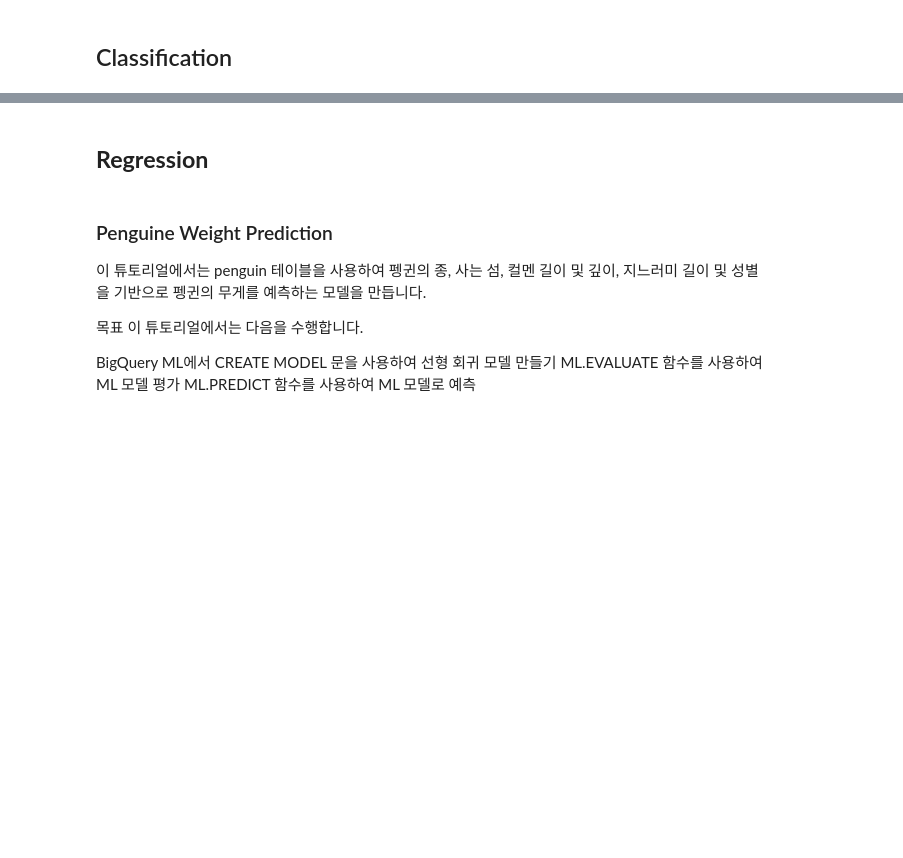
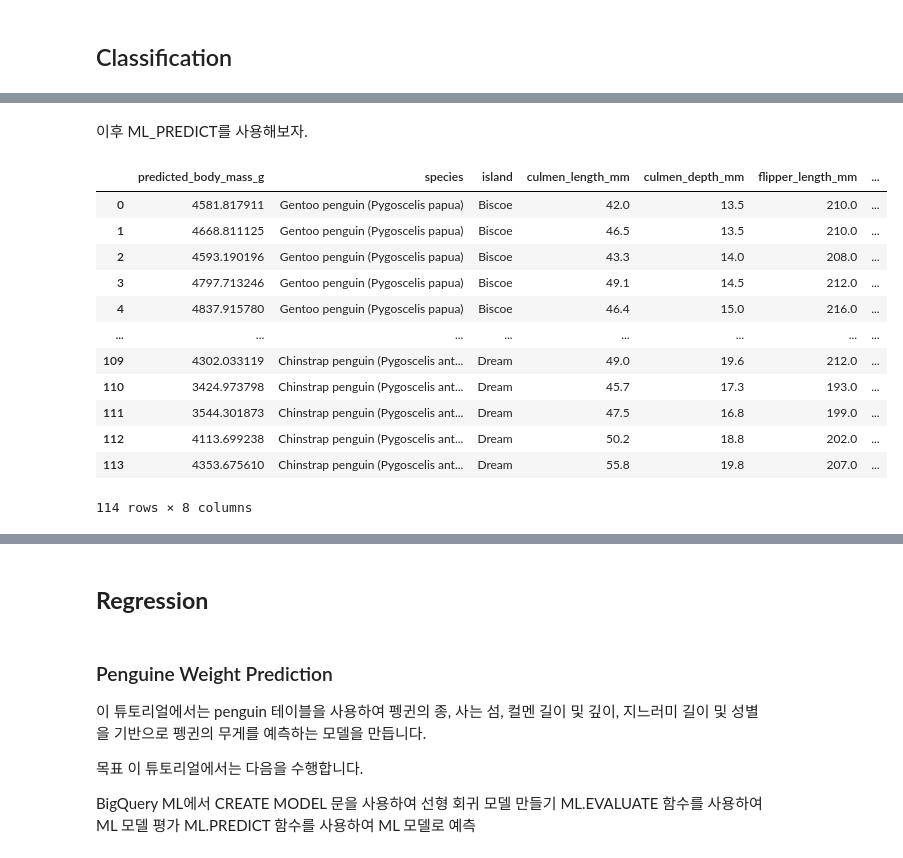
Before and after one commit to kpyopark/bqml_training_list, a Jupyter notebook: Training_List.ipynb, the cells around one changed output, grey strips where cells are left out. Saved outputs shown, nothing was run; the diff lists cells and outputs as text; code cells hidden in the pictures; blank space fills up the shorter version.

```diff
--- a/Training_List.ipynb
+++ b/Training_List.ipynb
@@ -74,0 +163,30 @@ BQML은 다음과 같은 카테고리의 알고리즘을 지원합니다.
+# %%
+train_table_name = 'penguin_train'
+test_table_name = 'penguin_test'
+
+def split_data_in_dataframe(split_ratio):
+    df_penguin_shuffled = df_penguin.sample(frac=1.0, random_state=32)
+    total_row = len(df_penguin_shuffled)
+    split_loc = int(total_row * split_ratio)
+
+    df_penguin_shuffled_train = df_penguin_shuffled[:split_loc]
+    df_penguin_shuffled_test = df_penguin_shuffled[split_loc:]
+
+    df_penguin_shuffled_train.to_gbq(f'{dataset_id}.{train_table_name}', inplace=True)
+    df_penguin_shuffled_test.to_gbq(f'{dataset_id}.{test_table_name}', inplace=True)
+
+def split_data_in_bigquery(split_ratio):
+    client.query(f"""create or replace table {dataset_id}.{train_table_name} as
+select * from `{ml_dataset}` where rand() < {split_ratio}""").to_dataframe()
+    client.query(f"""create or replace table {dataset_id}.{test_table_name} as
+select * from `{ml_dataset}`
+except distinct
+select * from {dataset_id}.{train_table_name}""").to_dataframe()
+
+def split_data(split_ratio):
+    if wanna_process_in_bigquery:
+        split_data_in_bigquery(split_ratio)
+    else:
+        split_data_in_dataframe(split_ratio)
+
+split_data(0.7)
@@ -74,0 +199,10 @@ BQML은 다음과 같은 카테고리의 알고리즘을 지원합니다.
+# %%
+model_name = 'penguin_regression_model'
+
+model_creation_query = client.query(f"""
+create or replace model `{dataset_id}.{model_name}`
+options
+( model_type='linear_reg', input_label_cols=['body_mass_g'], enable_global_explain=True)
+as
+select *
+  from `{dataset_id}.{train_table_name}` where body_mass_g is not null""").to_dataframe()
@@ -74,0 +276,19 @@ BQML은 다음과 같은 카테고리의 알고리즘을 지원합니다.
+# %% [markdown]
+이후 ML_PREDICT를 사용해보자.
+# %%
+client.query(f"""
+select * from ML.PREDICT(MODEL `{dataset_id}.{model_name}`,(select * from `{dataset_id}.{test_table_name}` where body_mass_g is not null))""").to_dataframe()
+# %% [output]
+|  | predicted_body_mass_g | species | island | culmen_length_mm | culmen_depth_mm | flipper_length_mm | ... |
+| 0 | 4581.817911 | Gentoo penguin (Pygoscelis papua) | Biscoe | 42.0 | 13.5 | 210.0 | ... |
+| 1 | 4668.811125 | Gentoo penguin (Pygoscelis papua) | Biscoe | 46.5 | 13.5 | 210.0 | ... |
+| 2 | 4593.190196 | Gentoo penguin (Pygoscelis papua) | Biscoe | 43.3 | 14.0 | 208.0 | ... |
+| 3 | 4797.713246 | Gentoo penguin (Pygoscelis papua) | Biscoe | 49.1 | 14.5 | 212.0 | ... |
+| 4 | 4837.915780 | Gentoo penguin (Pygoscelis papua) | Biscoe | 46.4 | 15.0 | 216.0 | ... |
+| ... | ... | ... | ... | ... | ... | ... | ... |
+| 109 | 4302.033119 | Chinstrap penguin (Pygoscelis ant... | Dream | 49.0 | 19.6 | 212.0 | ... |
+| 110 | 3424.973798 | Chinstrap penguin (Pygoscelis ant... | Dream | 45.7 | 17.3 | 193.0 | ... |
+| 111 | 3544.301873 | Chinstrap penguin (Pygoscelis ant... | Dream | 47.5 | 16.8 | 199.0 | ... |
+| 112 | 4113.699238 | Chinstrap penguin (Pygoscelis ant... | Dream | 50.2 | 18.8 | 202.0 | ... |
+| 113 | 4353.675610 | Chinstrap penguin (Pygoscelis ant... | Dream | 55.8 | 19.8 | 207.0 | ... |
+114 rows × 8 columns
```
Also changed, not shown: parts of 31 cells of this notebook.
